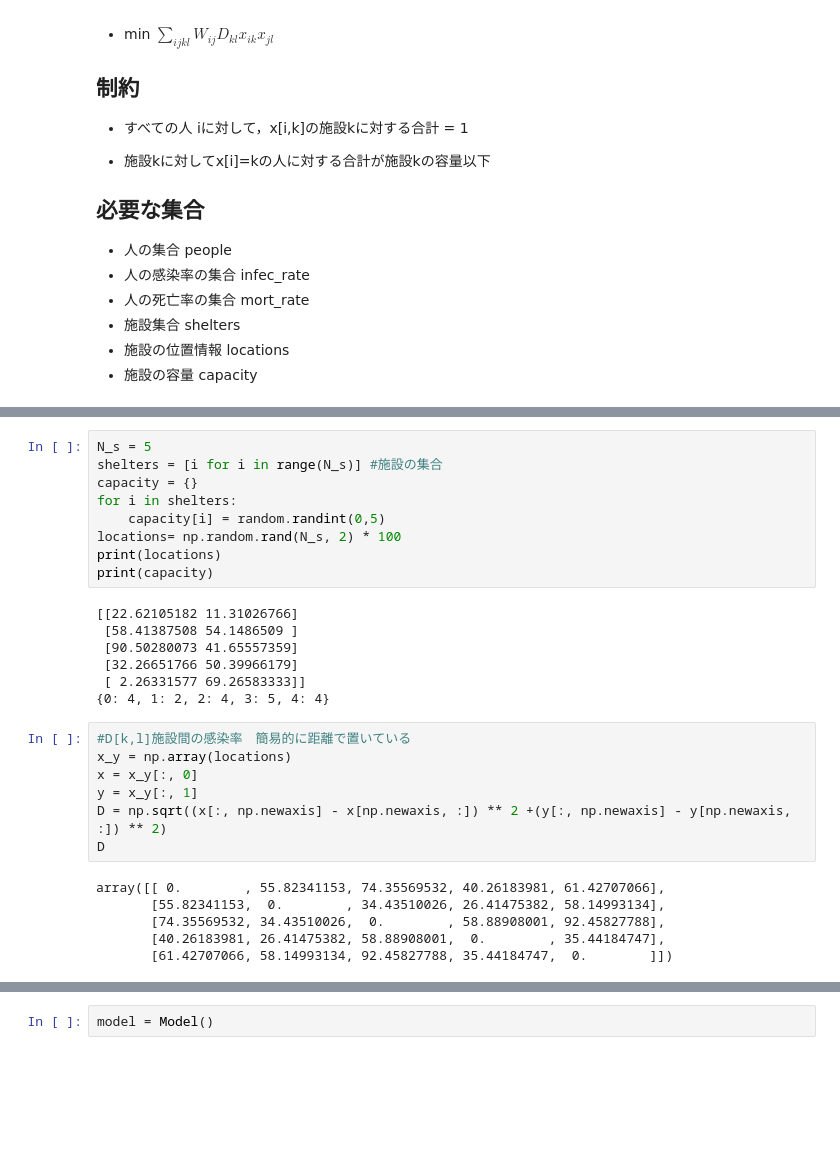
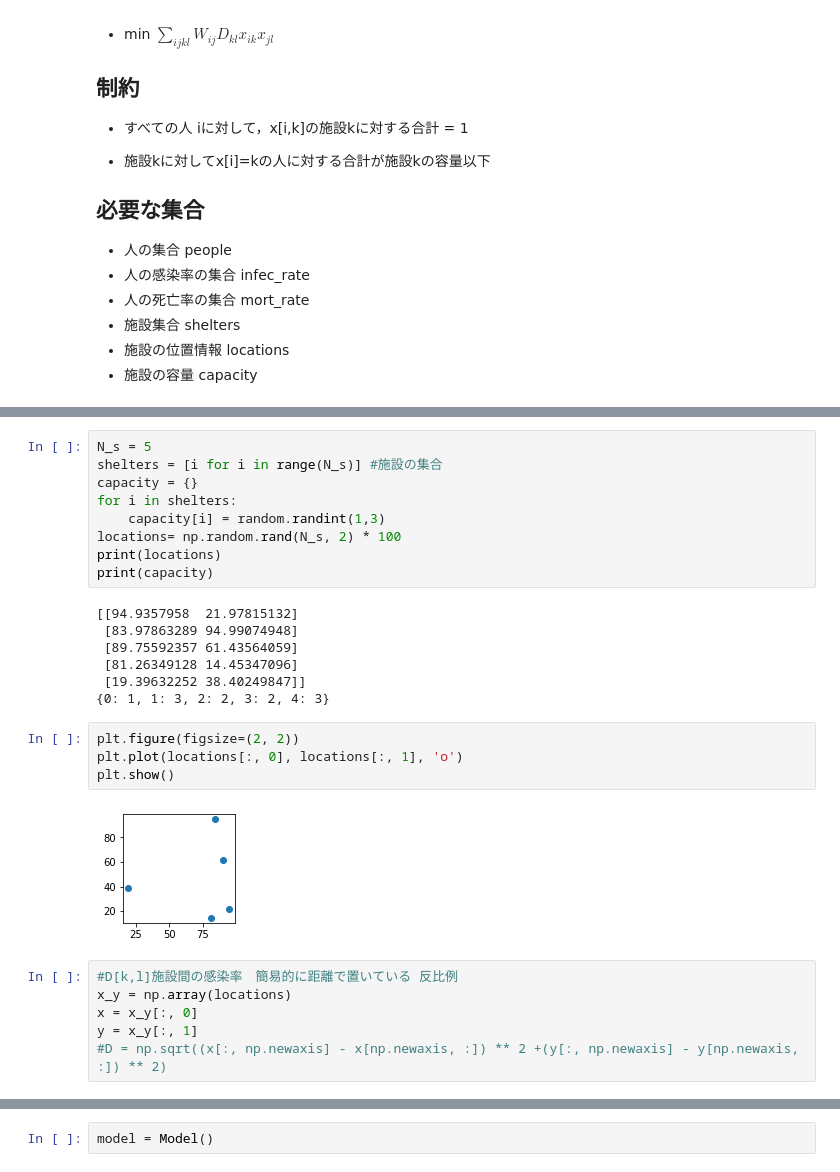
Before and after one commit to Natsuki0928/senior_project, a Jupyter notebook: constraint_optimization.ipynb, the cells around one changed output, grey strips where cells are left out. Saved outputs shown, nothing was run; the diff lists cells and outputs as text; blank space fills up the shorter version.

```diff
--- a/constraint_optimization.ipynb
+++ b/constraint_optimization.ipynb
@@ -59,27 +59,26 @@ N_s = 5
 shelters = [i for i in range(N_s)] #施設の集合
 capacity = {}
 for i in shelters:
-    capacity[i] = random.randint(0,5)
+    capacity[i] = random.randint(1,3)
 locations= np.random.rand(N_s, 2) * 100
 print(locations)
 print(capacity)
 # %% [output]
-[[22.62105182 11.31026766]
- [58.41387508 54.1486509 ]
- [90.50280073 41.65557359]
- [32.26651766 50.39966179]
- [ 2.26331577 69.26583333]]
-{0: 4, 1: 2, 2: 4, 3: 5, 4: 4}
+[[94.9357958  21.97815132]
+ [83.97863289 94.99074948]
+ [89.75592357 61.43564059]
+ [81.26349128 14.45347096]
+ [19.39632252 38.40249847]]
+{0: 1, 1: 3, 2: 2, 3: 2, 4: 3}
+# %%
+plt.figure(figsize=(2, 2))
+plt.plot(locations[:, 0], locations[:, 1], 'o')
+plt.show()
+# %% [output]
+[figure, added]
 # %%
-#D[k,l]施設間の感染率　簡易的に距離で置いている
+#D[k,l]施設間の感染率　簡易的に距離で置いている 反比例
 x_y = np.array(locations)
 x = x_y[:, 0]
 y = x_y[:, 1]
-D = np.sqrt((x[:, np.newaxis] - x[np.newaxis, :]) ** 2 +(y[:, np.newaxis] - y[np.newaxis, :]) ** 2)
-D
+#D = np.sqrt((x[:, np.newaxis] - x[np.newaxis, :]) ** 2 +(y[:, np.newaxis] - y[np.newaxis, :]) ** 2)
-# %% [output]
-array([[ 0.        , 55.82341153, 74.35569532, 40.26183981, 61.42707066],
-       [55.82341153,  0.        , 34.43510026, 26.41475382, 58.14993134],
-       [74.35569532, 34.43510026,  0.        , 58.88908001, 92.45827788],
-       [40.26183981, 26.41475382, 58.88908001,  0.        , 35.44184747],
-       [61.42707066, 58.14993134, 92.45827788, 35.44184747,  0.        ]])
```
Also changed, not shown: parts of 11 cells of this notebook, 1 other file.
